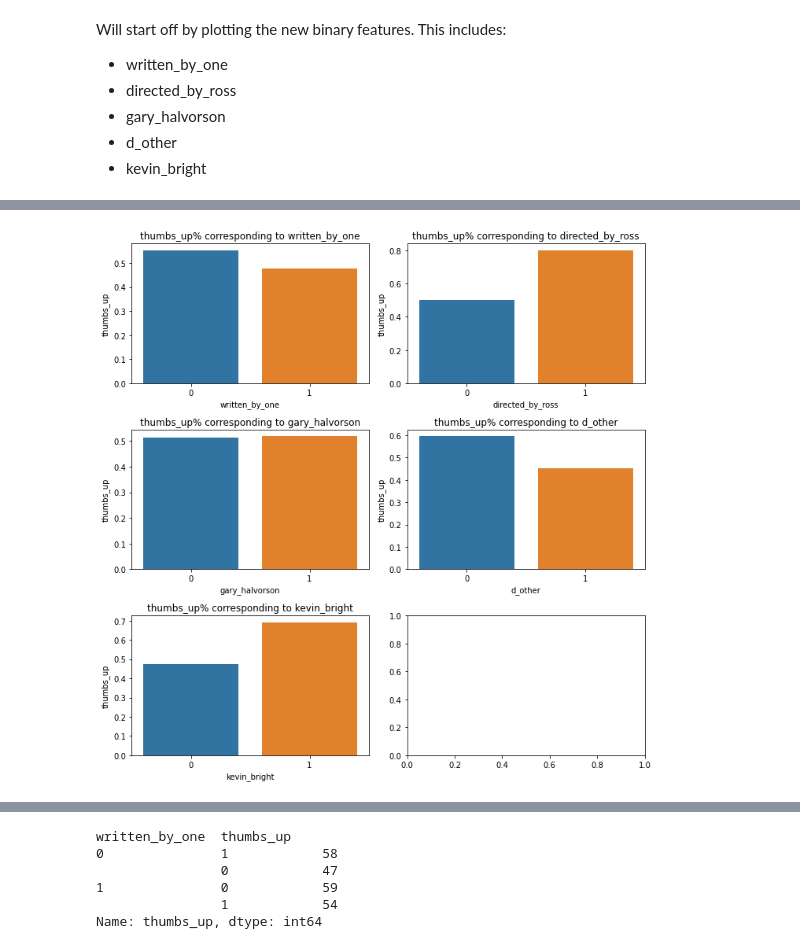
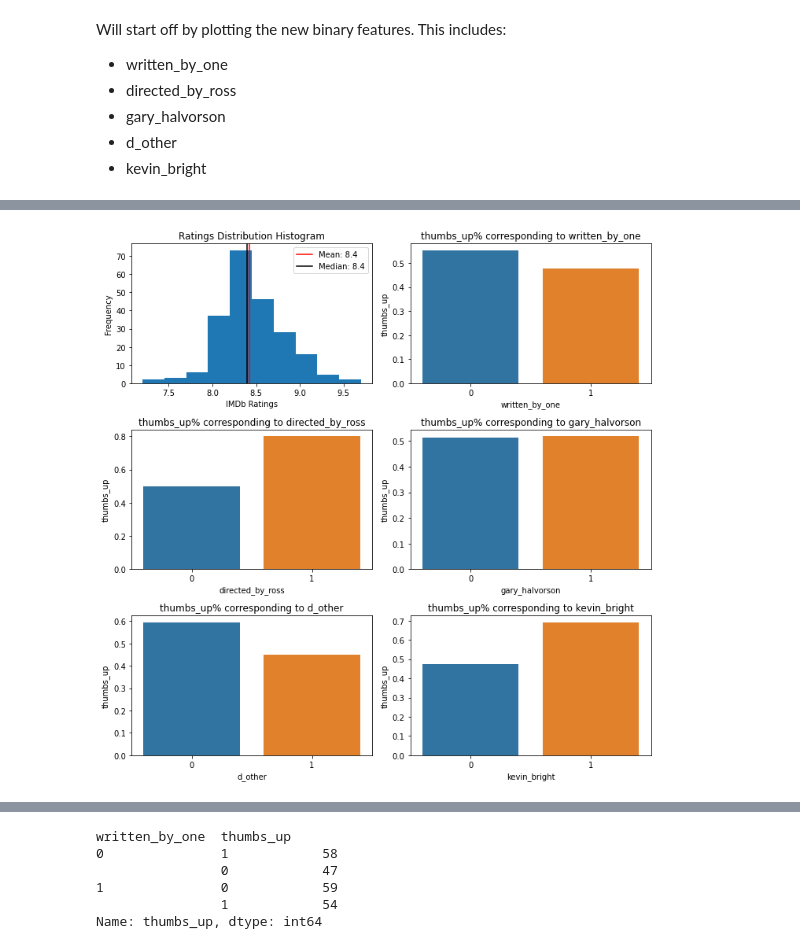
Before and after one commit to gsagararatne/Rating-FRIENDS-with-NLP, a Jupyter notebook: GSagararatne - Rating Friends with NLP.ipynb, the cells around one changed output, grey strips where cells are left out. Drawn from its saved outputs; the diff is of its cells as text; code cells hidden in the pictures.

```diff
--- a/GSagararatne - Rating Friends with NLP.ipynb
+++ b/GSagararatne - Rating Friends with NLP.ipynb
@@ -2100,14 +2117,27 @@ Will start off by plotting the new binary features. This includes:
 # %%
 columns = ["written_by_one","directed_by_ross","gary_halvorson","d_other","kevin_bright"]
-position=1
+position=2
 plt.subplots(3,2,figsize=(10,10))
+
+
+# Histogram - stars
+plt.subplot(3,2,1)
+plt.hist(summary1_df['Stars'].values, bins=10)
+plt.axvline(summary1_df["Stars"].mean(), c='red', label=f'Mean: {round(summary1_df["Stars"].mean(),1)}')
+plt.axvline(summary1_df["Stars"].median(), c='black', label=f'Median: {summary1_df["Stars"].median()}')
+plt.legend()
+plt.xlabel('IMDb Ratings')
+plt.ylabel('Frequency')
+plt.title('Ratings Distribution Histogram')
+
+
 for column in columns:
     plt.subplot(3,2,position)
     sns.barplot(data=friends_df,x=column,y="thumbs_up", ci=None)
     plt.title(f"thumbs_up% corresponding to {column}")
     position=position+1
 
 plt.tight_layout()
 plt.show()
 # %% [output]
-[figure, old version]
+[figure, new version]
```
Also changed, not shown: parts of 69 cells of this notebook.
